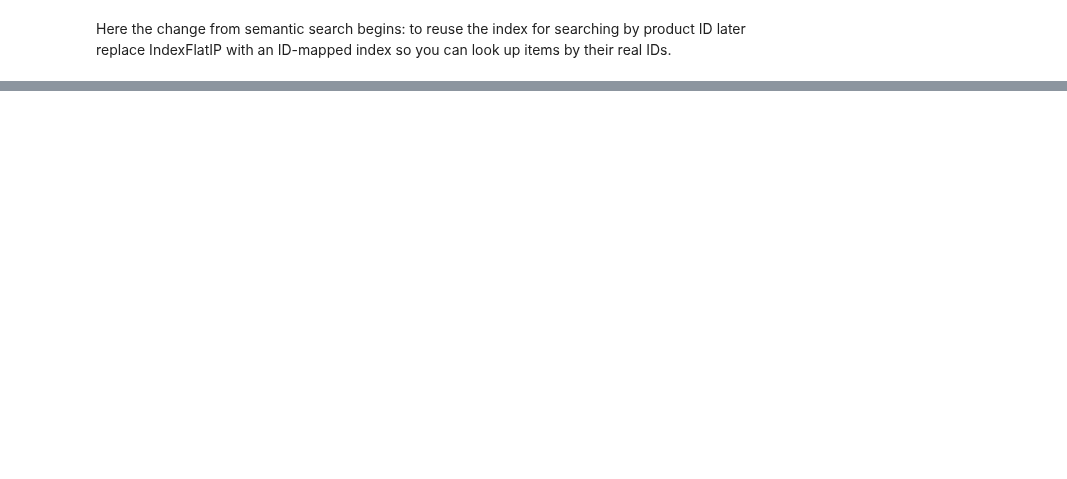
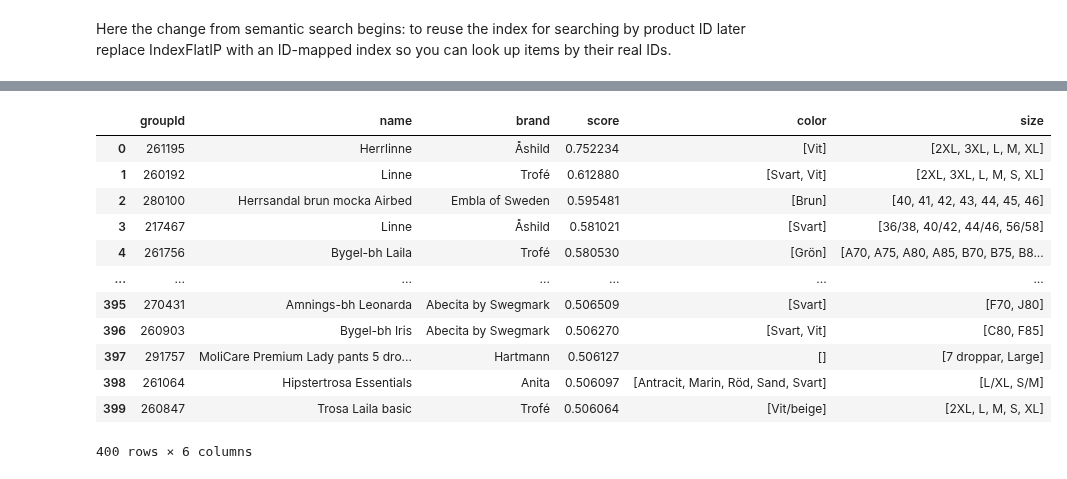
Before and after one commit to maria-lagerholm/itcm_recommendation_engine, a Jupyter notebook: notebooks/search_engine/search.ipynb, the cells around one changed output, grey strips where cells are left out. Saved outputs shown, nothing was run; the diff lists cells and outputs as text; code cells hidden in the pictures; blank space fills up the shorter version.

```diff
--- a/notebooks/search_engine/search.ipynb
+++ b/notebooks/search_engine/search.ipynb
@@ -181,2 +254,39 @@ group_df[["groupId", "name", "brand", "categories", "audience", "color", "size",
     "product_meta.parquet", index=False
 )
+# %%
+# At query time
+query = "Herrlinne"
+qv = enc.encode(["query: " + query], normalize_embeddings=True,
+                convert_to_numpy=True).astype("float32")
+scores, ids = index.search(qv, 400)  # larger K to allow later gating
+
+meta = pd.read_parquet("product_meta.parquet")
+
+
+meta = meta.copy()
+meta["groupId"] = meta["groupId"].astype(np.int64)
+
+# Build ranking dataframe from FAISS results and join names
+rank = pd.DataFrame({"groupId": ids[0].astype(np.int64), "score": scores[0]})
+rank = rank[rank["groupId"] != -1]
+
+out = (rank
+       .merge(meta[["groupId", "name", "brand", "color", "size"]], on="groupId", how="left")
+       .sort_values("score", ascending=False)
+       .reset_index(drop=True))
+
+out[["groupId", "name", "brand", "score", "color", "size"]]
+# %% [output]
+|  | groupId | name | brand | score | color | size |
+| 0 | 261195 | Herrlinne | Åshild | 0.752234 | [Vit] | [2XL, 3XL, L, M, XL] |
+| 1 | 260192 | Linne | Trofé | 0.612880 | [Svart, Vit] | [2XL, 3XL, L, M, S, XL] |
+| 2 | 280100 | Herrsandal brun mocka Airbed | Embla of Sweden | 0.595481 | [Brun] | [40, 41, 42, 43, 44, 45, 46] |
+| 3 | 217467 | Linne | Åshild | 0.581021 | [Svart] | [36/38, 40/42, 44/46, 56/58] |
+| 4 | 261756 | Bygel-bh Laila | Trofé | 0.580530 | [Grön] | [A70, A75, A80, A85, B70, B75, B8... |
+| ... | ... | ... | ... | ... | ... | ... |
+| 395 | 270431 | Amnings-bh Leonarda | Abecita by Swegmark | 0.506509 | [Svart] | [F70, J80] |
+| 396 | 260903 | Bygel-bh Iris | Abecita by Swegmark | 0.506270 | [Svart, Vit] | [C80, F85] |
+| 397 | 291757 | MoliCare Premium Lady pants 5 dro... | Hartmann | 0.506127 | [] | [7 droppar, Large] |
+| 398 | 261064 | Hipstertrosa Essentials | Anita | 0.506097 | [Antracit, Marin, Röd, Sand, Svart] | [L/XL, S/M] |
+| 399 | 260847 | Trosa Laila basic | Trofé | 0.506064 | [Vit/beige] | [2XL, L, M, S, XL] |
+400 rows × 6 columns
```
Also changed, not shown: parts of 12 cells of this notebook, 4 other files.
